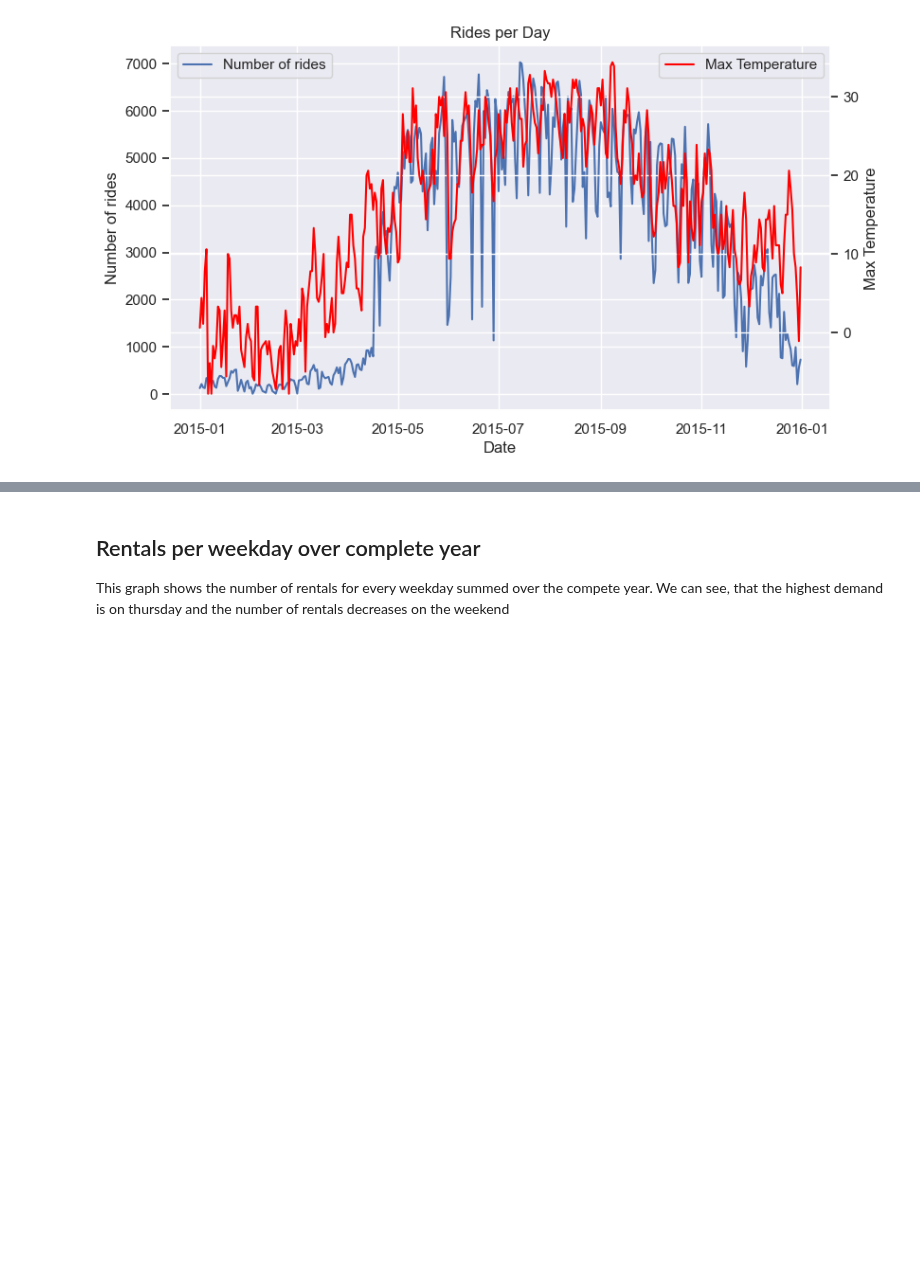
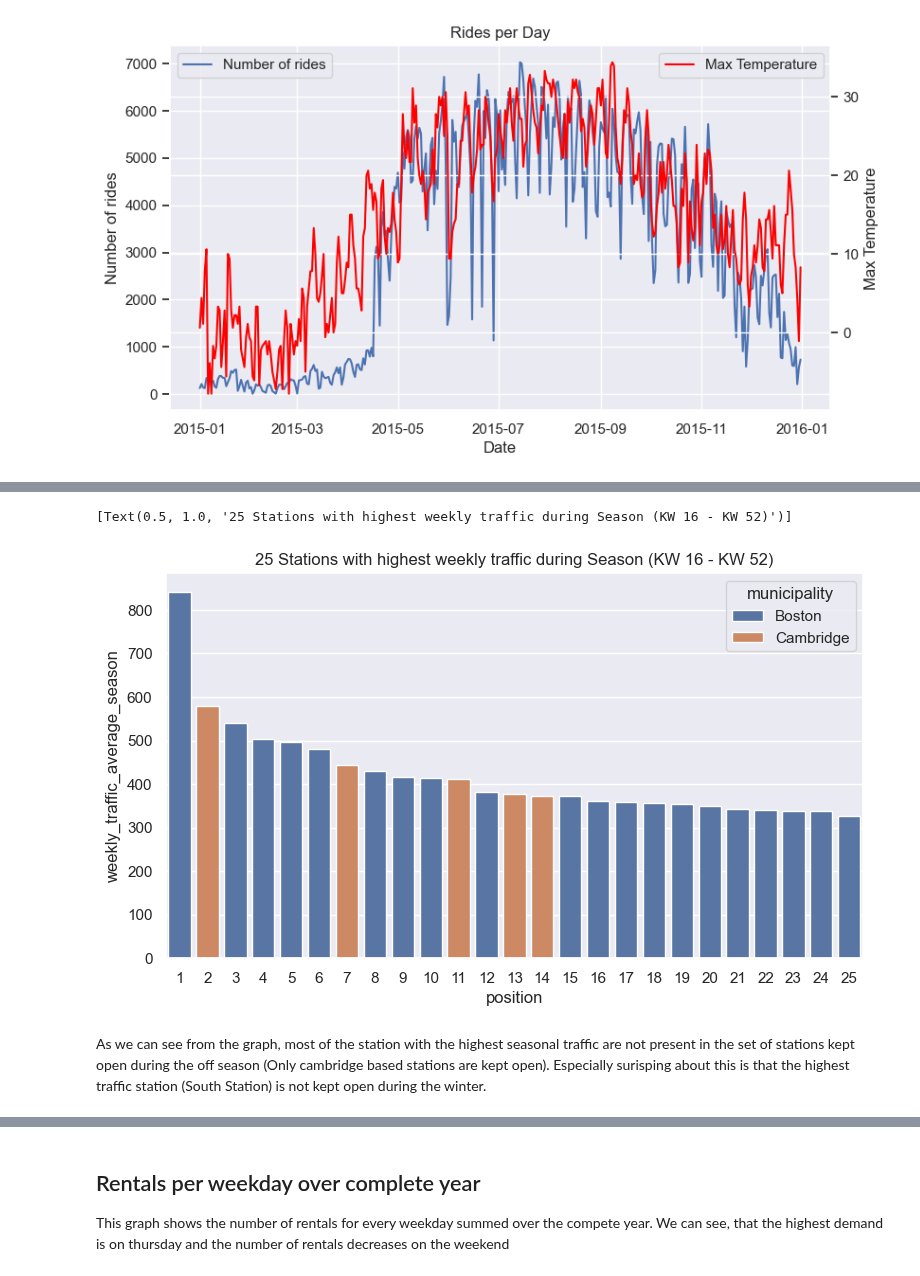
Before and after one commit to RavenRudi/AA_Group16, a Jupyter notebook: time_demand_patterns.ipynb, the cells around one changed output, grey strips where cells are left out. Saved outputs shown, nothing was run; the diff lists cells and outputs as text; code cells hidden in the pictures; blank space fills up the shorter version.

```diff
--- a/time_demand_patterns.ipynb
+++ b/time_demand_patterns.ipynb
@@ -41,0 +126,15 @@ ax2.legend(['Max Temperature'], loc="upper right")
+# %%
+import seaborn as sns
+df_barchart = df_station_traffic_avg_season.copy()
+df_barchart['position'] = df_barchart.index+1
+
+df_barchart.head()
+
+station_count=25
+
+sns.barplot(data=df_barchart.iloc[:station_count,:], y='weekly_traffic_average_season', x='position', hue='municipality', dodge=False).set(title=f'{station_count} Stations with highest weekly traffic during Season (KW 16 - KW 52)')
+# %% [output]
+[Text(0.5, 1.0, '25 Stations with highest weekly traffic during Season (KW 16 - KW 52)')]
+[figure, added]
+# %% [markdown]
+As we can see from the graph, most of the station with the highest seasonal traffic are not present in the set of stations kept open during the off season (Only cambridge based stations are kept open). Especially surisping about this is that the highest traffic station (South Station) is not kept open during the winter.
```
Also changed, not shown: parts of 19 cells of this notebook.
